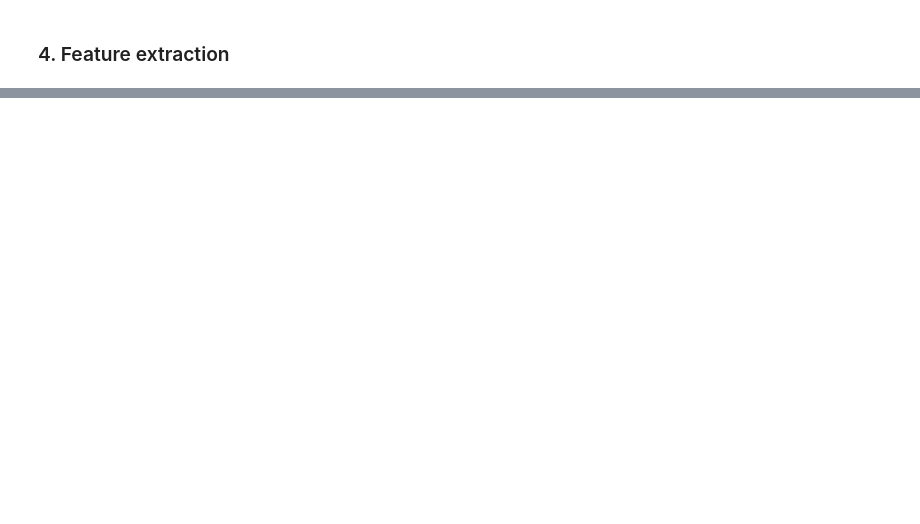
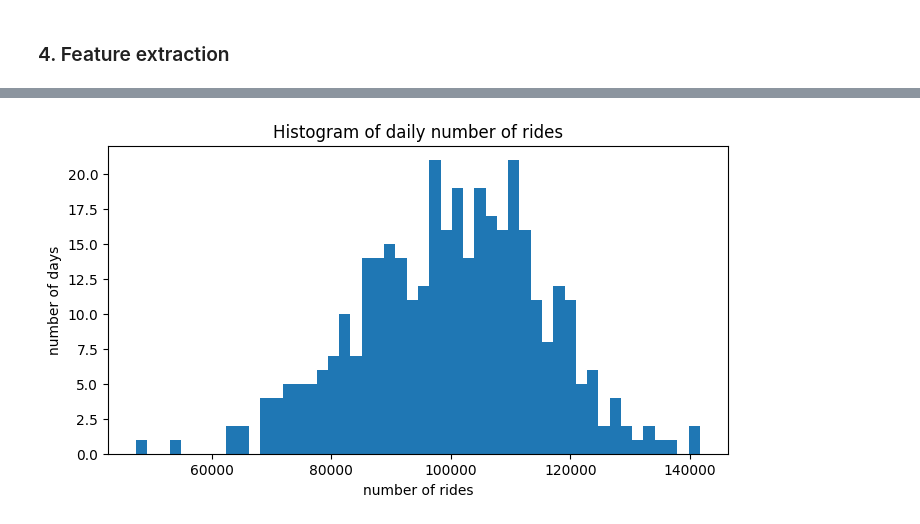
Before and after one commit to Mielecki/MLOps-course, a Jupyter notebook: homework03/homework.ipynb, the cells around one changed output, grey strips where cells are left out. Drawn from its saved outputs; the diff is of its cells as text; code cells hidden in the pictures; blank space fills up the shorter version.

```diff
--- a/homework03/homework.ipynb
+++ b/homework03/homework.ipynb
@@ -229,0 +312,17 @@ NameError: name 'df' is not defined
+# %%
+# add time features:
+# quarter
+# month
+# day_of_month
+# day_of_week
+# is_weekend (boolean)
+
+date = pl.col("tpep_pickup_datetime")
+
+daily_df = daily_df.with_columns(
+    date.dt.quarter().alias("quarter"),
+    date.dt.month().alias("month"),
+    date.dt.day().alias("day_of_month"),
+    date.dt.weekday().alias("day_of_week"),
+    (date.dt.weekday() >= 6).alias("is_weekend"),
+)
@@ -229,0 +347,6 @@ NameError: name 'df' is not defined
+# %%
+# add column date, indicating day with given features
+
+daily_df = daily_df.with_columns(
+    pl.col("tpep_pickup_datetime").dt.date().alias("date")
+).drop("tpep_pickup_datetime")
@@ -229,0 +378,5 @@ NameError: name 'df' is not defined
+# %%
+# print shape
+
+dataset = daily_df.collect()
+dataset.shape
@@ -229,0 +442,14 @@ NameError: name 'df' is not defined
+# %%
+# plot target variable (daily number of rides): histogram of values
+
+import matplotlib.pyplot as plt
+
+pandas_df = dataset.to_pandas()
+plt.figure(figsize=(8, 4))
+plt.hist(pandas_df["total_rides"], bins=50)
+plt.xlabel("number of rides")
+plt.ylabel("number of days")
+plt.title("Histogram of daily number of rides")
+plt.show()
+# %% [output]
+[figure, added]
```
Also changed, not shown: parts of 14 cells of this notebook, 1 other file.
